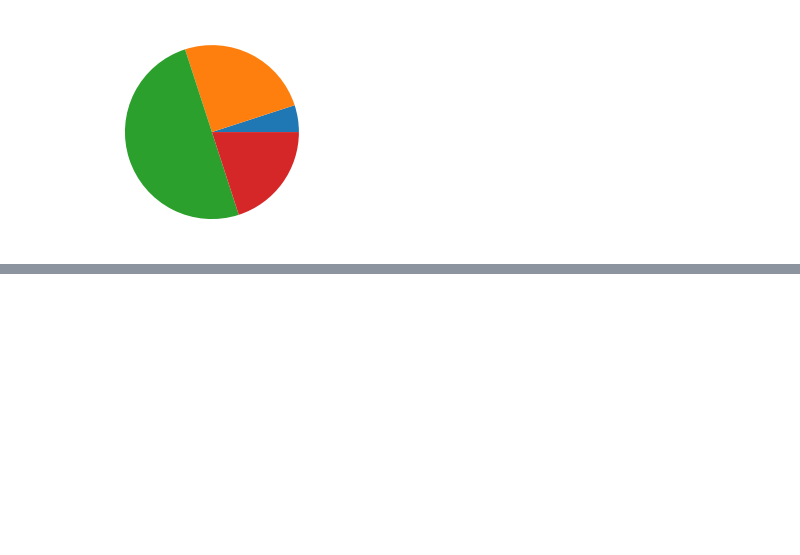
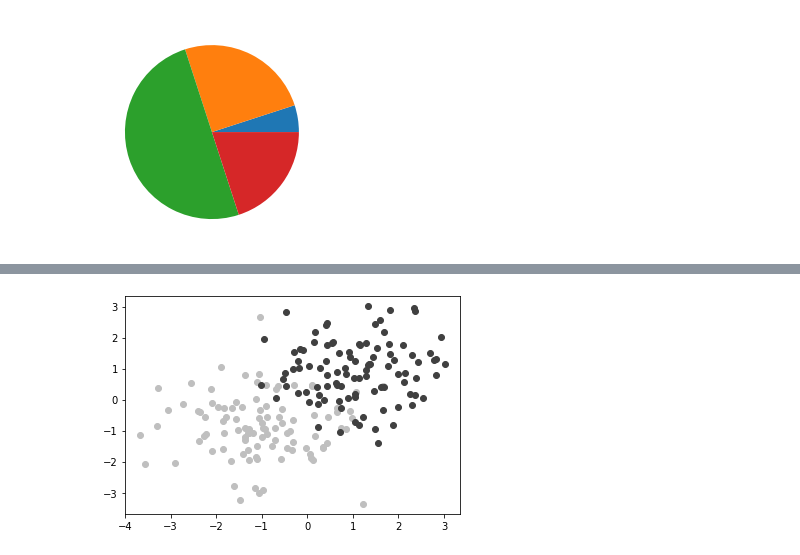
Before and after one commit to nathanpaul423/Deel_Project_06102022, a Jupyter notebook: Matplotlib_basics2.ipynb, the cells around one changed output, grey strips where cells are left out. Cells and saved outputs as stored; diff of their text form; code cells hidden in the pictures; blank space fills up the shorter version.

```diff
--- a/Matplotlib_basics2.ipynb
+++ b/Matplotlib_basics2.ipynb
@@ -323,0 +343,13 @@ plt.show()
+# %%
+#example 22
+
+A = np.random.standard_normal((100,2))
+A += np.array((-1,-1))
+B = np.random.standard_normal((100,2))
+B += np.array((1,1))
+
+plt.scatter(A[:,0],A[:,1], color = '0.75')
+plt.scatter(B[:,0],B[:,1], color = '0.25')
+plt.show()
+# %% [output]
+[figure, added]
```
Also changed, not shown: parts of 12 cells of this notebook.
